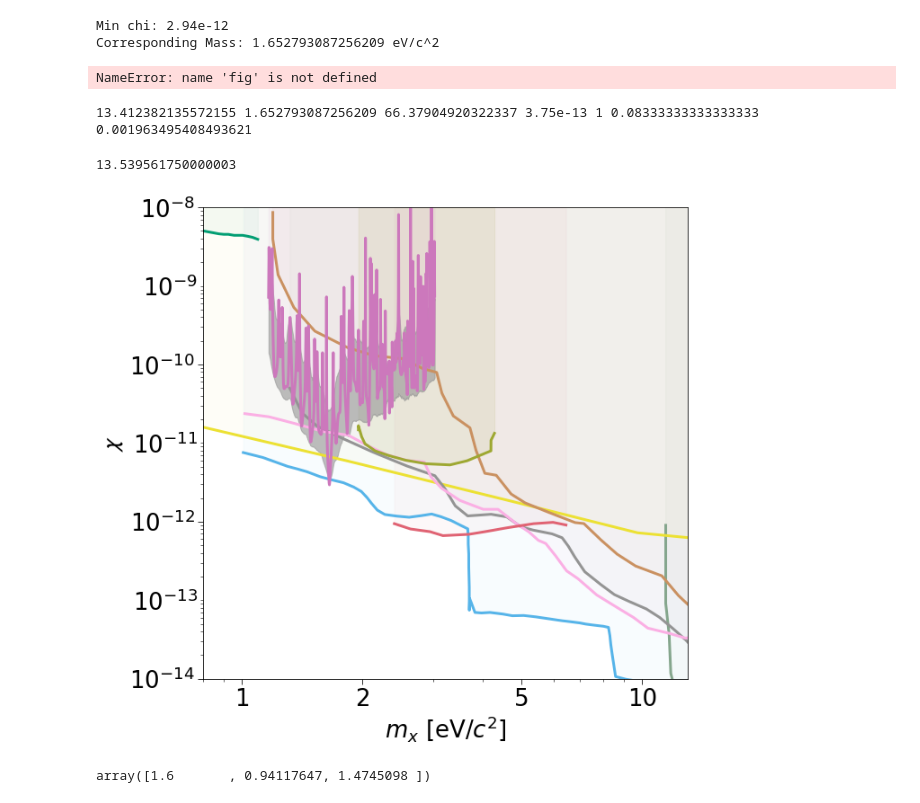
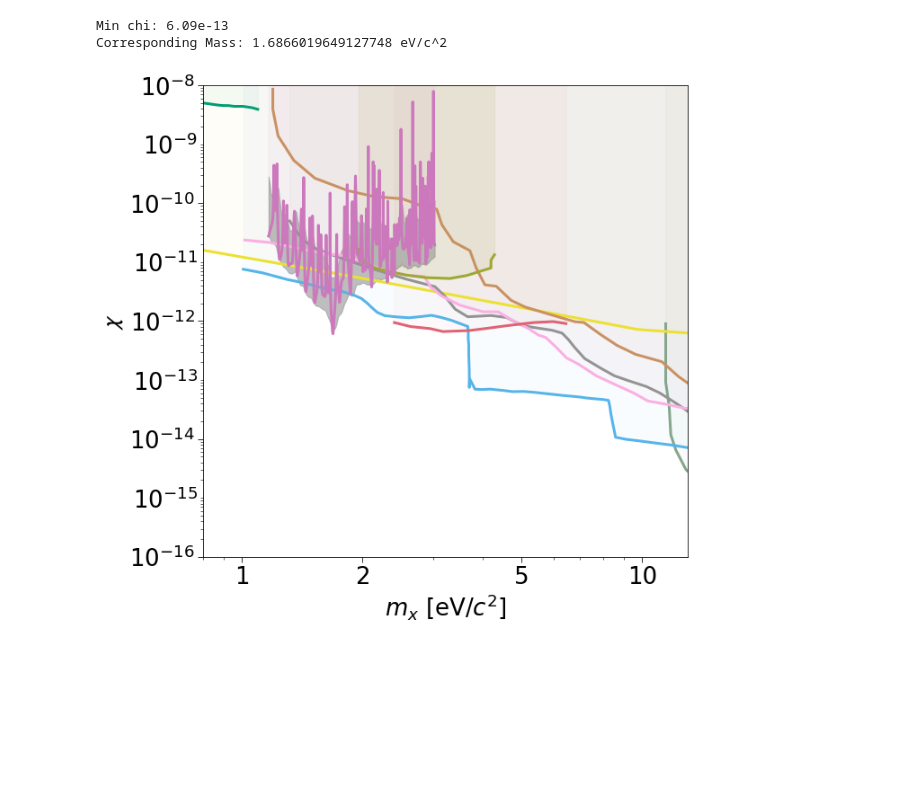
Before and after one commit to arneodoslab/haloscope, a Jupyter notebook: Analysis/exclusion-script-code/final-plot.ipynb, the cells around one changed output. Saved outputs shown, nothing was run; the diff lists cells and outputs as text; code cells hidden in the pictures; blank space fills up the shorter version.

Commit message:
updated exclusion curve code and data to the final version in paper

```diff
--- a/Analysis/exclusion-script-code/final-plot.ipynb
+++ b/Analysis/exclusion-script-code/final-plot.ipynb
@@ -66,32 +53,18 @@ sns.color_palette("colorblind")
 # %%
-kappaLocal = np.load("plot-data/20211014224805B96.0B1T0.08excelitasPer100.npy")
-massLocal =  np.load("plot-data/20211014224805B96.0B1T0.08excelitasPer100-energy.npy")
+kappaMudhi1V = np.load("plot-data/20220221211756B96.0B1T0.08excelitasPer100.npy")
+massMudhi1V = np.load("plot-data/20220221211756B96.0B1T0.08excelitasPer100-energy.npy")
 
-kappaLocal85 = np.load("plot-data/20211014224806B96.0B1T0.08excelitasPer85.npy")
-massLocal85 =  np.load("plot-data/20211014224806B96.0B1T0.08excelitasPer85-energy.npy")
+kappaMudhi1VPer85 = np.load("plot-data/20220221211914B96.0B1T0.08excelitasPer85.npy")
+massMudhi1VPer85 = np.load("plot-data/20220221211914B96.0B1T0.08excelitasPer85-energy.npy")
 
-kappaLocal15 = np.load("plot-data/20211014224806B96.0B1T0.08excelitasPer15.npy")
-massLocal15 =  np.load("plot-data/20211014224806B96.0B1T0.08excelitasPer15-energy.npy")
-
-# kappaLocalProjectionRoom = np.load("B97.0B1T0.16LC.npy")
-# massLocalProjectionRoom =  np.load("B97.0B1T0.16LC-energy.npy")
+kappaMudhi1VPer15 = np.load("plot-data/20220221211932B96.0B1T0.08excelitasPer15.npy")
+massMudhi1VPer15 = np.load("plot-data/20220221211932B96.0B1T0.08excelitasPer15-energy.npy")
 # %%
-print(f"Min chi: {min(kappaLocal):2.2e}")
-print(f"Corresponding Mass: {massLocal[np.argmin(kappaLocal)]} eV/c^2")
+print(f"Min chi: {min(kappaMudhi1V):2.2e}")
+print(f"Corresponding Mass: {massMudhi1V[np.argmin(kappaMudhi1V)]} eV/c^2")
 # %% [output]
-Min chi: 2.94e-12
-Corresponding Mass: 1.652793087256209 eV/c^2
+Min chi: 6.09e-13
+Corresponding Mass: 1.6866019649127748 eV/c^2
-# %%
-fig.set_size_inches(18.5, 10.5, forward=True)
-# %% [output]
-NameError: name 'fig' is not defined
-# %%
-rate.get_NvsT(159,3.75e-13,time=2/24,sensor="excelitas")
-
-5.2*(13**2)*0.66*1e27*((3.75e-13)**2)*(0.083)*(0.002)
-# %% [output]
-13.412382135572155 1.652793087256209 66.37904920322337 3.75e-13 1 0.08333333333333333 0.001963495408493621
-13.539561750000003
 # %%
 fig, ax = plt.subplots(figsize=FIGSIZE)
 
@@ -99,12 +72,6 @@ uplim = 1e-8
 alphaval = 0.04
 ax.plot(massxe10,kappaxe10, color="#85a68d",label="Xe10")
 ax.fill_between(massxe10, kappaxe10, color="#85a68d", y2=uplim,alpha=alphaval)
-
-# plt.plot(massxe100,kappaxe100, color="brown",label="Xe100")
-# plt.fill_between(massxe100, kappaxe100, color='brown', y2=1e-7,alpha=0.2)
-
-# plt.plot(massxe1T,kappaxe1T, color="k",label="Xe1T")
-# plt.fill_between(massxe1T, kappaxe1T, color='k', y2=1e-7,alpha=0.2)
 
 ax.plot(massSun,kappaSun,color=sns.color_palette("colorblind")[8],label="Solar")
 ax.fill_between(massSun, kappaSun, color=sns.color_palette("colorblind")[8], y2=uplim,alpha=alphaval)
@@ -126,55 +93,36 @@ ax.fill_between(massEdel,kappaEdel, color=sns.color_palette("colorblind")[6], y2
 
 ax.plot(massTokyo, kappaTokyo,color='#9ea832', label="Tokyo")
 ax.fill_between(massTokyo, kappaTokyo, color='#9ea832', y2=uplim,alpha=0.1)
 
 ax.plot(massFunk, kappaFunk,color='#e06373', label="FUNK")
 ax.fill_between(massFunk, kappaFunk, color='#e06373', y2=uplim,alpha=alphaval)
 
-#plt.plot(massLocalProjectionRoom,kappaLocalProjectionRoom, color=sns.color_palette("colorblind")[4], label="Halsocope 23")
-#plt.fill_between(massLocalProjectionRoom,kappaLocalProjectionRoom, color=sns.color_palette("colorblind")[4], y2=1e-7,alpha=0.2,zorder=1)
-
-ax.plot(massLocal,kappaLocal, color=sns.color_palette("colorblind")[4], label="Haloscope")
-ax.fill_between(massLocal,kappaLocal, color=sns.color_palette("colorblind")[4], y2=uplim,alpha=0.06)
-ax.fill_between(massLocal,y1=kappaLocal15,y2=kappaLocal85, color=sns.color_palette("colorblind")[-3],alpha=0.6)
-
-
-# plt.plot(massLocalProjection2C,kappaLocalProjection2C, color=sns.color_palette("colorblind")[5], label="Haloscope",alpha=0.5)
-# plt.fill_between(massLocalProjection2C,kappaLocalProjection2C, color=sns.color_palette("colorblind")[5], y2=1e-7,alpha=0.2)
+ax.plot(massMudhi1V,kappaMudhi1V, color=sns.color_palette("colorblind")[4], label="Haloscope")
+ax.fill_between(massMudhi1V,kappaMudhi1V, color=sns.color_palette("colorblind")[4], y2=uplim,alpha=0.06)
+ax.fill_between(massMudhi1V,y1=kappaMudhi1VPer15,y2=kappaMudhi1VPer85, color=sns.color_palette("colorblind")[-3],alpha=0.6)
 
 
 ax.set_yscale("log")
 ax.set_xscale("log")
-ax.set_ylim(1e-14,uplim)
+ax.set_ylim(1e-16,uplim)
 ax.set_xlim(0.8,13)
 ax.set_xlabel("$m_x$ [eV/$c^2$]")
 ax.set_ylabel(r'$\mathcal{\chi}$')
 ax.tick_params(axis='both', which='major',length=6)
 ax.tick_params(axis='both', which='minor',length=3)
 
 y_major = ticker.LogLocator(base = 10.0, numticks = 5)
 ax.yaxis.set_major_locator(y_major)
 y_minor = ticker.LogLocator(base = 10.0, subs = np.arange(1.0, 10.0) * 0.1, numticks = 10)
 ax.yaxis.set_minor_locator(y_minor)
 
-# x_major = ticker.LogLocator(base = 10.0, numticks = 5)
-# ax.xaxis.set_major_locator(x_major)
-# x_minor = ticker.LogLocator(base = 10.0, subs = np.arange(1.0, 10.0) * 0.01, numticks = 10)
-# ax.xaxis.set_minor_locator(x_minor)
 ax.set_xticks([1,2, 5, 10])
 ax.get_xaxis().set_major_formatter(ticker.ScalarFormatter())
 
 
 
-#plt.title("Projected Exclusion Curve",fontsize=20)
-#plt.axhline(1e-13)
-#plt.legend(loc='lower left')
-plt.savefig("bigbadexclusion.svg",dpi=300,bbox_inches = 'tight')
-plt.savefig("bigbadexclusion.png",dpi=1000,bbox_inches = 'tight')
+#plt.savefig("exclusion-curve.png",dpi=1000,bbox_inches = 'tight')
 
 plt.show()
 # %% [output]
-[figure, old version]
+[figure, new version]
-# %%
-np.array(sns.color_palette("colorblind")[4])*2
-# %% [output]
-array([1.6       , 0.94117647, 1.4745098 ])
```
Also changed, not shown: parts of 4 cells of this notebook, 19 other files.
